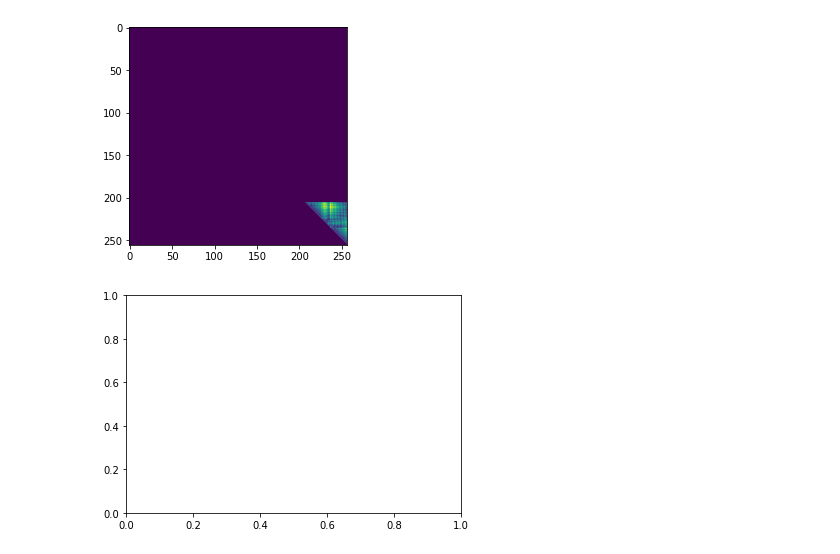
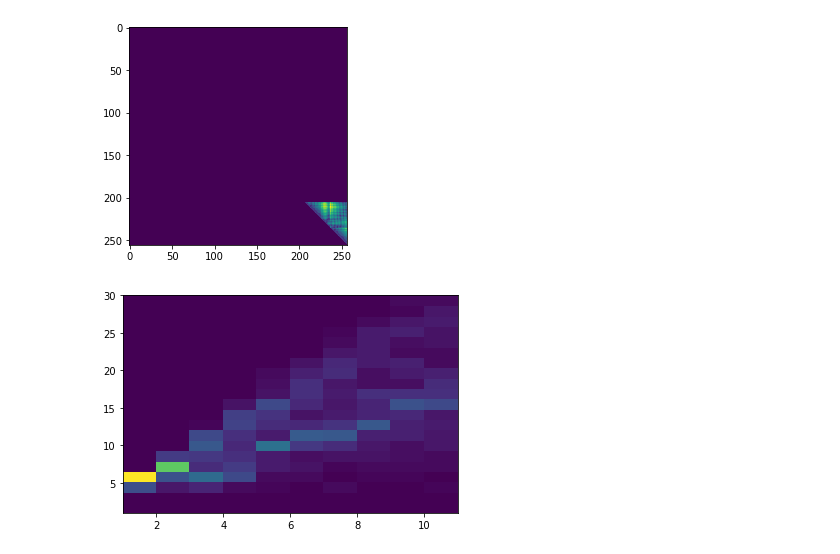
Before and after one commit to koneill1994/Protein_TDA_Analysis, a Jupyter notebook: diag_chip_package.ipynb, the cells around one changed output. Drawn from its saved outputs; the diff is of its cells as text; code cells hidden in the pictures.

```diff
--- a/diag_chip_package.ipynb
+++ b/diag_chip_package.ipynb
@@ -192,6 +203,18 @@ def ss_ground_truth(protein_id, aa_range,secs):
 # I = 5 helix (pi helix)
 # T = hydrogen bonded turn
 # S = bend
+
+def format_torsion_angles_to_dataframe(pdb_id, start, chip_size):
+
+    get_pdb_file(pdb_id)
+
+    angles=[]
+    ta=get_torsion_angles(pdb_id)
+
+    angles+=list(ta.iloc[start:start+chip_size,:]["Phi"])
+    angles+=list(ta.iloc[start:start+chip_size,:]["Psi"])
+
+    return angles
 # %%
 #define functions
 
@@ -260,11 +283,15 @@ def diag_chips_to_df(protein_id, chip_size, step_size):
 
     # create column labels
     cols=["protein_id","chip_id"]
+    cols+=["start","stop"]
     cols+=["dist_"+str(n) for n in range(0,len(chips[0]))]
     cols+=["psipred_helix","psipred_sheet","psipred_coil"]
     cols+=["psisolv","shannon_entropy"]
     cols+=["ccmpred","freecontact","pstat_pots"]
     cols+=["ground_truth_"+x for x in "HBEGITS"]
+    cols+=["phi_"+str(x) for x in range(0,chip_size)]
+    cols+=["psi_"+str(x) for x in range(0,chip_size)]
+
 
     chiplist=[]
 
@@ -273,6 +300,7 @@ def diag_chips_to_df(protein_id, chip_size, step_size):
 
         # row identifiers
         row=[protein_id,"chip_"+str(i)]
+        row+=[i,i+chip_size]
 
         # inclusion range
         # between the first amino acid being compared
@@ -329,9 +357,16 @@ def diag_chips_to_df(protein_id, chip_size, step_size):
         # ground truth
         [row.append(x) for x in ssgt]
 
+        # torsional angles
+        row+=format_torsion_angles_to_dataframe(protein_id[0:4],i,chip_size)
+
+#         print(row)
+
         # add to df
         chiplist.append(row)
 
+#     AssertionError: 94 columns passed, passed data had 75 columns
+# almost correct number of columns, but torsion angles not being passed correctly?
     chip_df=pandas.DataFrame(chiplist,columns=cols)
 
     return chip_df
@@ -359,9 +394,11 @@ gif_from_tri("1hzfA0",chip_diagonal(50,1,256),"chiptri_diag")
 # %%
 # demonstrate how to create a dataset from it
 
-dataset=pandas.concat([(diag_chips_to_df(pid,15,1)) for pid in pdb_list_y[0:10]])
+dataset=pandas.concat([(diag_chips_to_df(pid,10,1)) for pid in pdb_list_y[0:10]])
 compute_majority_ss(dataset)
-dataset.to_csv("datasets/protein_test_fifteen_gt.csv")
+
+dataset
+# dataset.to_csv("datasets/protein_test_fifteen_gt.csv")
 # %%
 # this will add majority secondary structure to the dataframe
 # through loading it from file
@@ -533,10 +586,10 @@ def get_avg_distances(dataset):
 # %%
 dataset=pandas.read_csv("datasets/protein_test_gt.csv")
 
 
-draw_avg_dist_densityplot(dataset.iloc[0:100,:],"test",100)
+draw_avg_dist_densityplot2(dataset.iloc[0:100,:],"test",30)
 # %% [output]
-[figure, old version]
+[figure, new version]
 # %%
 # read in the dataset to use below
 dataset=pandas.read_csv("datasets/protein_test_gt.csv")
```
Also changed, not shown: parts of 9 cells of this notebook, 1 other file.
